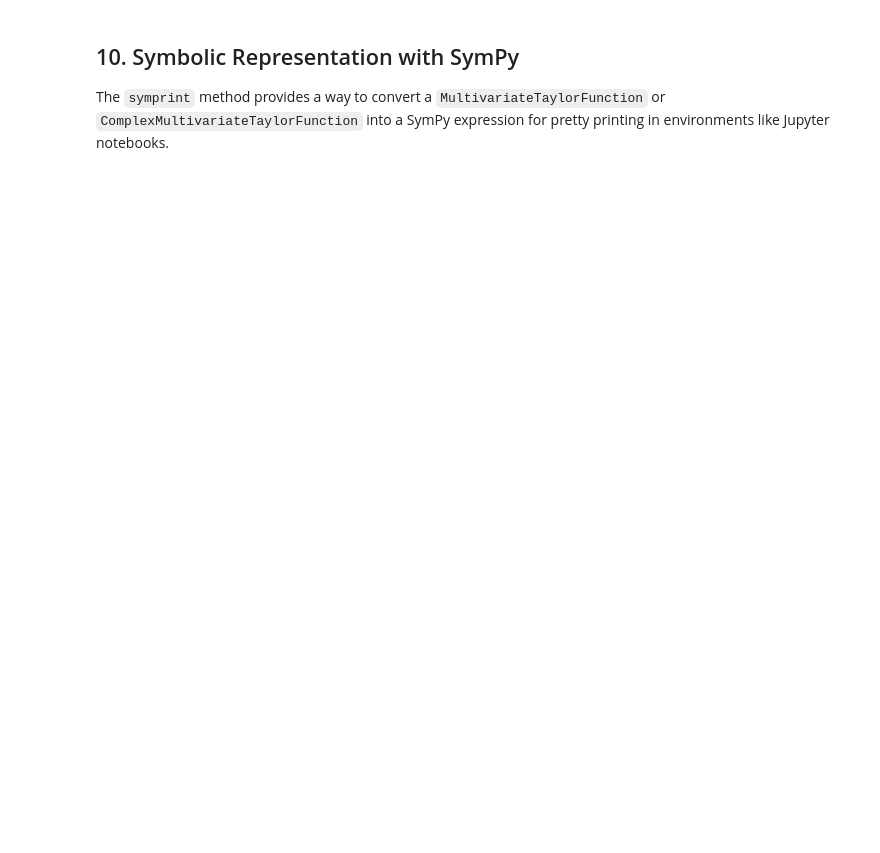
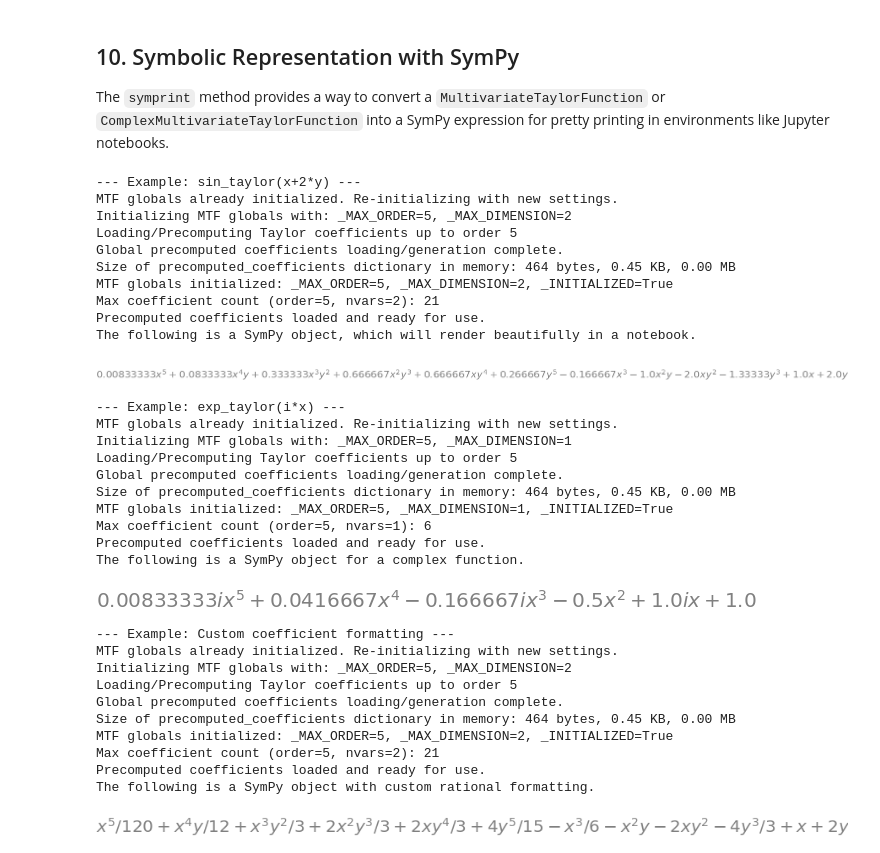
Before and after one commit to shashi-manikonda/MTFLibrary, a Jupyter notebook: demos/mtflib_beginner_demo.ipynb, the cells around one changed output. Cells and saved outputs as stored; diff of their text form; code cells hidden in the pictures; blank space fills up the shorter version.

Commit message:
updated mtf initialize and its usage

```diff
--- a/demos/mtflib_beginner_demo.ipynb
+++ b/demos/mtflib_beginner_demo.ipynb
@@ -539,7 +539,6 @@ try:
 
     # --- Example with MultivariateTaylorFunction ---
     print("--- Example: sin_taylor(x+2*y) ---")
-    MultivariateTaylorFunction.initialize_mtf(max_order=5, max_dimension=2)
     x = Var(1)
     y = Var(2)
     mtf_sin = sin_taylor(x + 2*y)
@@ -549,32 +548,64 @@ try:
 
     # --- Example with ComplexMultivariateTaylorFunction ---
     print("--- Example: exp_taylor(i*x) ---")
     i = 1j
-    MultivariateTaylorFunction.initialize_mtf(max_order=5, max_dimension=1)
     x_complex = ComplexMultivariateTaylorFunction.from_variable(var_index=1, dimension=1)
     mtf_complex_exp = exp_taylor(i * x_complex)
     sympy_complex_expr = mtf_complex_exp.symprint(symbols=['x'])
     print("The following is a SymPy object for a complex function.")
     display(sympy_complex_expr)
 
     # --- Example with custom coefficient formatting ---
     print("--- Example: Custom coefficient formatting ---")
     def custom_formatter(c, p):
         # A simple rational formatter
         if np.iscomplexobj(c):
             return sp.Rational(c.real).limit_denominator(10**p) + sp.I * sp.Rational(c.imag).limit_denominator(10**p)
         else:
             return sp.Rational(c).limit_denominator(10**p)
 
     # Re-initialize for the 2D mtf_sin
-    MultivariateTaylorFunction.initialize_mtf(max_order=5, max_dimension=2)
     x = Var(1)
     y = Var(2)
     mtf_sin = sin_taylor(x+2*y)
 
     sympy_custom_format_expr = mtf_sin.symprint(precision=3, coeff_formatter=custom_formatter)
     print("The following is a SymPy object with custom rational formatting.")
     display(sympy_custom_format_expr)
 
 except ImportError:
     print("SymPy is not installed. Please install it to run this demo cell.")
+# %% [output]
+--- Example: sin_taylor(x+2*y) ---
+MTF globals already initialized. Re-initializing with new settings.
+Initializing MTF globals with: _MAX_ORDER=5, _MAX_DIMENSION=2
+Loading/Precomputing Taylor coefficients up to order 5
+Global precomputed coefficients loading/generation complete.
+Size of precomputed_coefficients dictionary in memory: 464 bytes, 0.45 KB, 0.00 MB
+MTF globals initialized: _MAX_ORDER=5, _MAX_DIMENSION=2, _INITIALIZED=True
+Max coefficient count (order=5, nvars=2): 21
+Precomputed coefficients loaded and ready for use.
+The following is a SymPy object, which will render beautifully in a notebook.
+[figure, added]
+--- Example: exp_taylor(i*x) ---
+MTF globals already initialized. Re-initializing with new settings.
+Initializing MTF globals with: _MAX_ORDER=5, _MAX_DIMENSION=1
+Loading/Precomputing Taylor coefficients up to order 5
+Global precomputed coefficients loading/generation complete.
+Size of precomputed_coefficients dictionary in memory: 464 bytes, 0.45 KB, 0.00 MB
+MTF globals initialized: _MAX_ORDER=5, _MAX_DIMENSION=1, _INITIALIZED=True
+Max coefficient count (order=5, nvars=1): 6
+Precomputed coefficients loaded and ready for use.
+The following is a SymPy object for a complex function.
+[figure, added]
+--- Example: Custom coefficient formatting ---
+MTF globals already initialized. Re-initializing with new settings.
+Initializing MTF globals with: _MAX_ORDER=5, _MAX_DIMENSION=2
+Loading/Precomputing Taylor coefficients up to order 5
+Global precomputed coefficients loading/generation complete.
+Size of precomputed_coefficients dictionary in memory: 464 bytes, 0.45 KB, 0.00 MB
+MTF globals initialized: _MAX_ORDER=5, _MAX_DIMENSION=2, _INITIALIZED=True
+Max coefficient count (order=5, nvars=2): 21
+Precomputed coefficients loaded and ready for use.
+The following is a SymPy object with custom rational formatting.
+[figure, added]
```
Also changed, not shown: parts of 1 cell of this notebook, 1 other file.
